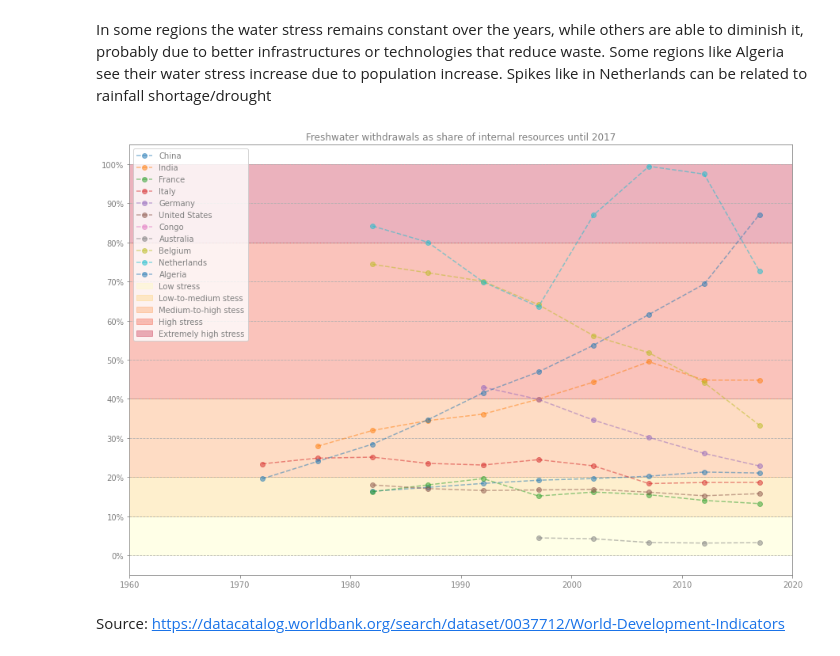
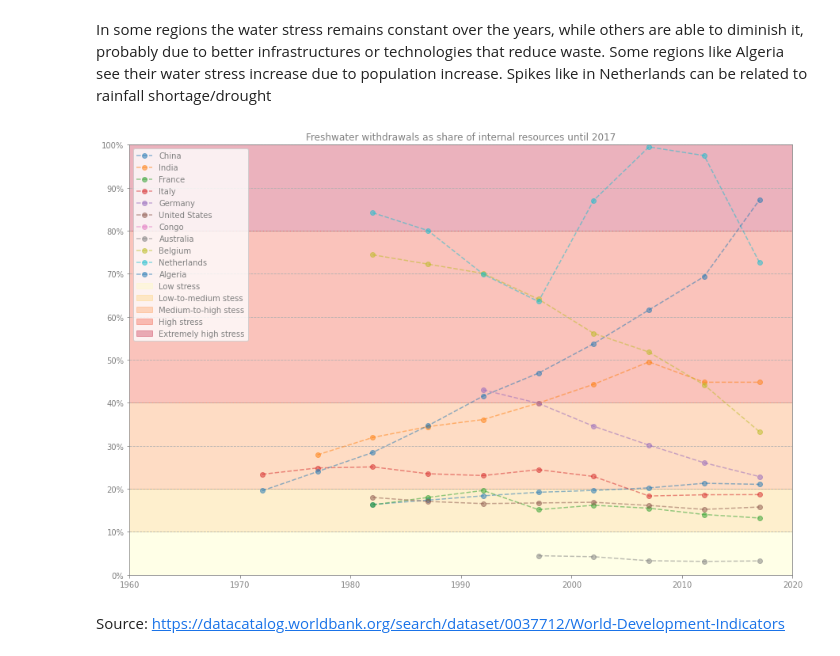
Before and after one commit to DavVarr/water-visualizations, a Jupyter notebook: sdg-6.ipynb, the cells around one changed output. Cells and saved outputs as stored; diff of their text form; code cells hidden in the pictures.

```diff
--- a/sdg-6.ipynb
+++ b/sdg-6.ipynb
@@ -495,21 +495,18 @@ In some regions the water stress remains constant over the years, while others a
 # %%
 countries = ['China','India','France','Italy','Germany','United States','Congo','Australia','Belgium','Netherlands','Algeria']
 fig, ax = plt.subplots(figsize=(15,10))
 plot_by_countries(ax,countries,ws_renamed[ws_renamed['wat_res'].notna()],'Country Name','Year','wat_res')
 ax.grid(axis='y',linestyle='--')
 ax.set_title('Freshwater withdrawals as share of internal resources until 2017')
 ax.set_yticks(np.linspace(0,100,11))
 ax.set_yticklabels(["{}%".format(int(t)) for t in ax.get_yticks()])
 ax.set_xticks(np.concatenate(ax.get_xticks(),np.array(2018)))
 for i in range(5):
-    end = bins[i+1]
-    if i == 4:
-        end = 100
-    ax.axhspan(bins[i],end,color = color_sq[i],alpha = 0.3,label=names[i])
-
+    ax.axhspan(bins[i],bins[i+1],color = color_sq[i],alpha = 0.3,label=names[i])
+ax.set_ylim(0,100)
 ax.legend()
 plt.show()
 # %% [output]
-[figure, old version]
+[figure, new version]
 # %% [markdown]
 Source: https://datacatalog.worldbank.org/search/dataset/0037712/World-Development-Indicators
```
Also changed, not shown: parts of 16 cells of this notebook.
